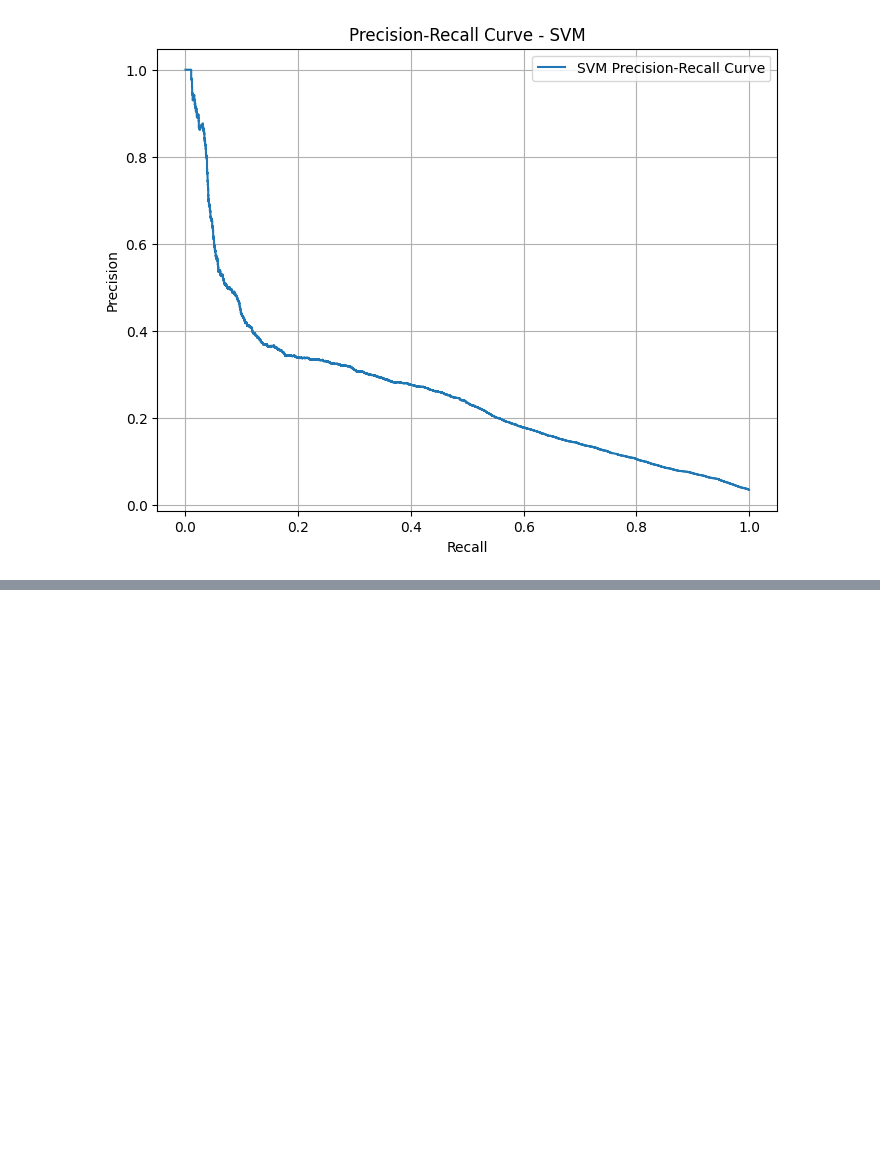
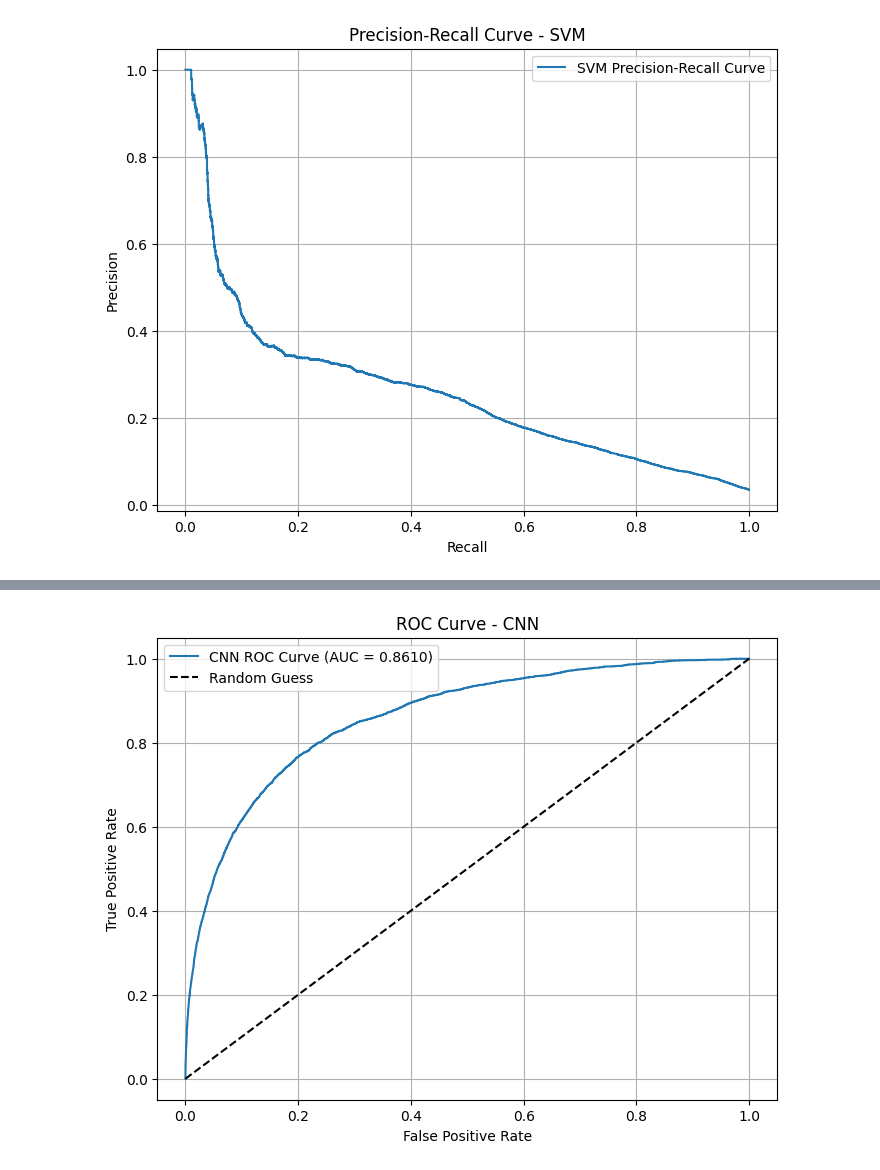
Before and after one commit to joshmoy/xai-fraud-detection, a Jupyter notebook: fraud_detection.ipynb, the cells around one changed output, grey strips where cells are left out. Saved outputs shown, nothing was run; the diff lists cells and outputs as text; code cells hidden in the pictures; blank space fills up the shorter version.

```diff
--- a/fraud_detection.ipynb
+++ b/fraud_detection.ipynb
@@ -576,0 +587,21 @@ plt.show()
+# %%
+from tensorflow.keras.models import Sequential
+from tensorflow.keras.layers import Conv2D, MaxPooling2D, Flatten, Dense, Dropout
+from tensorflow.keras.optimizers import Adam
+
+model = Sequential([
+    Conv2D(32, kernel_size=(3, 3), activation='relu', input_shape=(5, 10, 1)),
+    MaxPooling2D(pool_size=(2, 2)),
+    Flatten(),
+    Dense(64, activation='relu'),
+    Dropout(0.5),
+    Dense(1, activation='sigmoid')  # binary classification
+])
+# %%
+model.compile(optimizer=Adam(learning_rate=0.001),
+              loss='binary_crossentropy',
+              metrics=['accuracy'])
+# %%
+history = model.fit(X_train_cnn, y_train_bal,
+                    epochs=10, batch_size=64,
+                    validation_split=0.2, verbose=1)
@@ -576,0 +629,4 @@ plt.show()
+# %%
+# Predict probabilities
+y_proba = model.predict(X_test_cnn).flatten()
+y_pred = (y_proba > 0.5).astype(int)
@@ -576,0 +665,19 @@ plt.show()
+# %%
+from sklearn.metrics import roc_curve, auc
+import matplotlib.pyplot as plt
+
+# ROC
+fpr, tpr, _ = roc_curve(y_test, y_proba)
+roc_auc = auc(fpr, tpr)
+
+plt.figure(figsize=(8, 6))
+plt.plot(fpr, tpr, label=f"CNN ROC Curve (AUC = {roc_auc:.4f})")
+plt.plot([0, 1], [0, 1], 'k--', label="Random Guess")
+plt.xlabel("False Positive Rate")
+plt.ylabel("True Positive Rate")
+plt.title("ROC Curve - CNN")
+plt.legend()
+plt.grid(True)
+plt.show()
+# %% [output]
+[figure, added]
```
Also changed, not shown: parts of 7 cells of this notebook.
